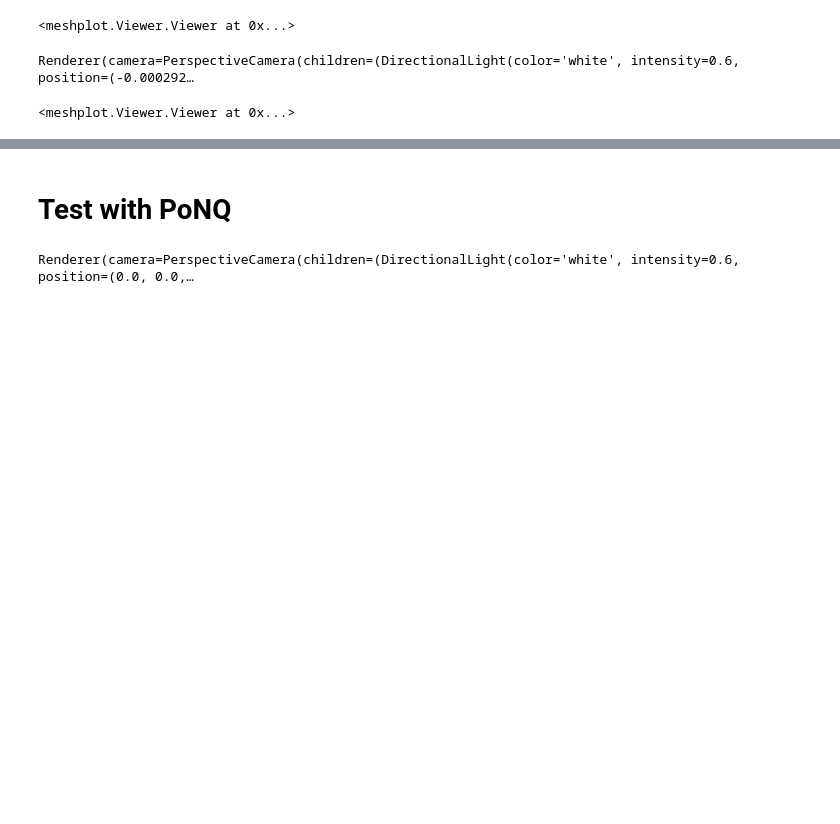
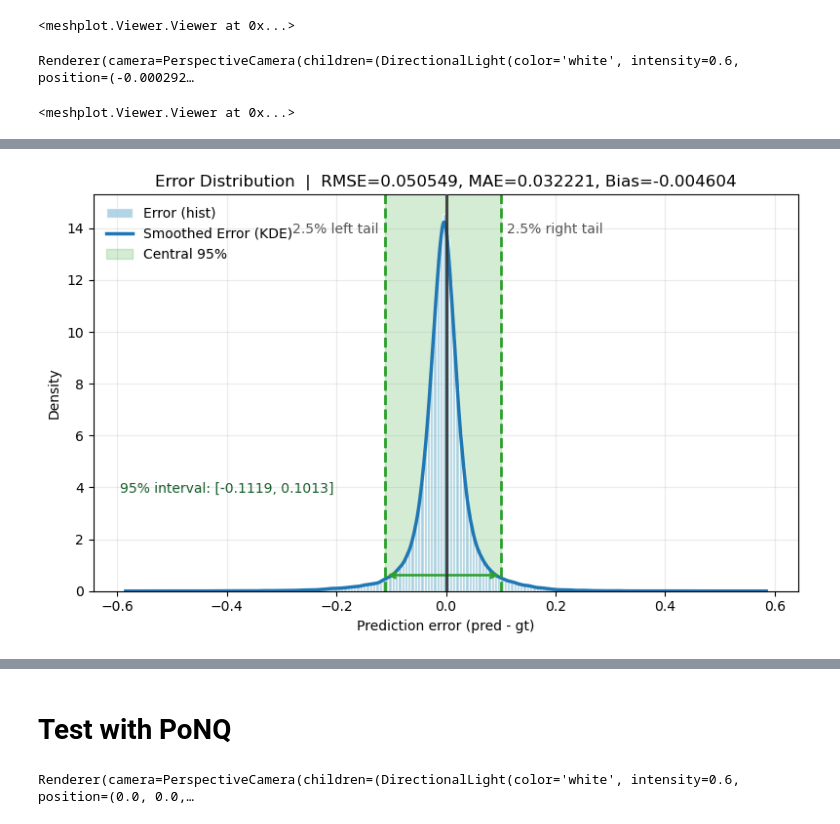
Before and after one commit to Sagar160/SSU, a Jupyter notebook: run/test.ipynb, the cells around one changed output, grey strips where cells are left out. Cells and saved outputs as stored; diff of their text form; code cells hidden in the pictures; blank space fills up the shorter version.

```diff
--- a/run/test.ipynb
+++ b/run/test.ipynb
@@ -301,5 +294,5 @@ Renderer(camera=PerspectiveCamera(children=(DirectionalLight(color='white', inte
 # %%
-path = '/data/workspaces/spanwar/results/ssu/test_predictions/59_rerun_55_with_mse_sign_loss'
-grid, data, _ = fvdb.load(os.path.join(path, '32_00000297.nvdb'))
+path = '/data/workspaces/spanwar/results/ssu/test_predictions/67_fineTune_66'
+grid, data, _ = fvdb.load(os.path.join(path, '64_00000003.nvdb'))
 plot_vdb_with_grid_and_data(grid, data)
 # %% [output]
@@ -341,0 +345,16 @@ Renderer(camera=PerspectiveCamera(children=(DirectionalLight(color='white', inte
+# %%
+import os
+import fvdb
+import torch
+from meshplot import plot
+path = '/data/workspaces/spanwar/results/ssu/test_predictions/66_original_improve_inference'
+grid, data, _ = fvdb.load(os.path.join(path, f'32_{file_name}.nvdb'))
+# plot_vdb_with_grid_and_data(grid, data)
+ijk = grid.ijk.jdata
+act_sdf_val = sdf_128[ijk[:, 0], ijk[:, 1], ijk[:, 2]]*64
+pred_sdf_val = data.jdata
+
+ijk = ijk//4
+ijk, inv, counts = torch.unique(ijk, dim=0, return_inverse=True, return_counts=True)
+print(ijk)
+inp_sdf_val = sdf_32[ijk[:, 0], ijk[:, 1], ijk[:, 2]]*64
@@ -341,0 +620,64 @@ Renderer(camera=PerspectiveCamera(children=(DirectionalLight(color='white', inte
+# %%
+# 95% central interval via quantiles
+p_lo, p_hi = np.quantile(err, [0.025, 0.975])
+inside     = np.mean((err >= p_lo) & (err <= p_hi))
+left_tail  = np.mean(err < p_lo)
+right_tail = np.mean(err > p_hi)
+
+# Range/bins (keep your style)
+err_rng = np.max(np.abs(err)) if err.size else 1.0
+bins = 200
+hist_range = (-err_rng, err_rng)
+
+# Accent color for the 95% interval
+accent = "#2ca02c"  # pleasant green
+# ... keep all your existing code above ...
+
+plt.figure(figsize=(8,5))
+counts, edges, _ = plt.hist(
+    err, bins=bins, range=hist_range, density=True,
+    alpha=0.8, color="#9ecae1", edgecolor="white", label="Error (hist)"
+)
+
+# Smooth overlay
+try:
+    smooth_line(err, hist_range, bins, "Smoothed Error", "#1f77b4")
+except Exception:
+    pass
+
+# Shade the central 95%
+plt.axvspan(p_lo, p_hi, color=accent, alpha=0.20, zorder=0, label="Central 95%")
+plt.axvline(p_lo, color=accent, ls="--", lw=2)
+plt.axvline(p_hi, color=accent, ls="--", lw=2)
+
+ax = plt.gca()
+ymin, ymax = ax.get_ylim()
+y = ymin + 0.04*(ymax - ymin)
+
+# Pretty bracket + label
+ax.annotate("", xy=(p_lo, y), xytext=(p_hi, y),
+            arrowprops=dict(arrowstyle="<->", lw=1.8, color=accent), annotation_clip=False)
+ax.text((-0.4 ), y + 0.2*(ymax - ymin),
+        f"95% interval: [{p_lo:.4g}, {p_hi:.4g}]",
+        ha="center", va="bottom", fontsize=10, color="#175d2b")
+
+# Tail annotations
+ax.text(p_lo-0.01, ymax*0.93, f"{left_tail*100:.1f}% left tail",  ha="right", va="top", color="#555")
+ax.text(p_hi+0.01, ymax*0.93, f"{right_tail*100:.1f}% right tail", ha="left",  va="top", color="#555")
+
+# ==== ORIGIN MARKER (x = 0) ====
+ax.axvline(0, color="#333333", lw=2.2, alpha=0.9, zorder=4)           # vertical origin
+ax.text(0, ymin + 0.06*(ymax - ymin), "", ha="center", va="bottom",   # subtle label
+        fontsize=9, color="#333333", bbox=dict(facecolor="white", alpha=0.6, edgecolor="none"))
+# (Optional) emphasize baseline at density=0:
+# ax.axhline(0, color="0.5", lw=1, alpha=0.7, zorder=3)
+
+plt.xlabel("Prediction error (pred - gt)")
+plt.ylabel("Density")
+plt.title(f"Error Distribution  |  RMSE={rmse:.6f}, MAE={mae:.6f}, Bias={bias:.6f}")
+plt.grid(True, alpha=0.25)
+plt.legend(frameon=False, loc="upper left")
+plt.tight_layout()
+plt.show()
+# %% [output]
+[figure, added]
```
Also changed, not shown: parts of 15 cells of this notebook, 35 other files.
